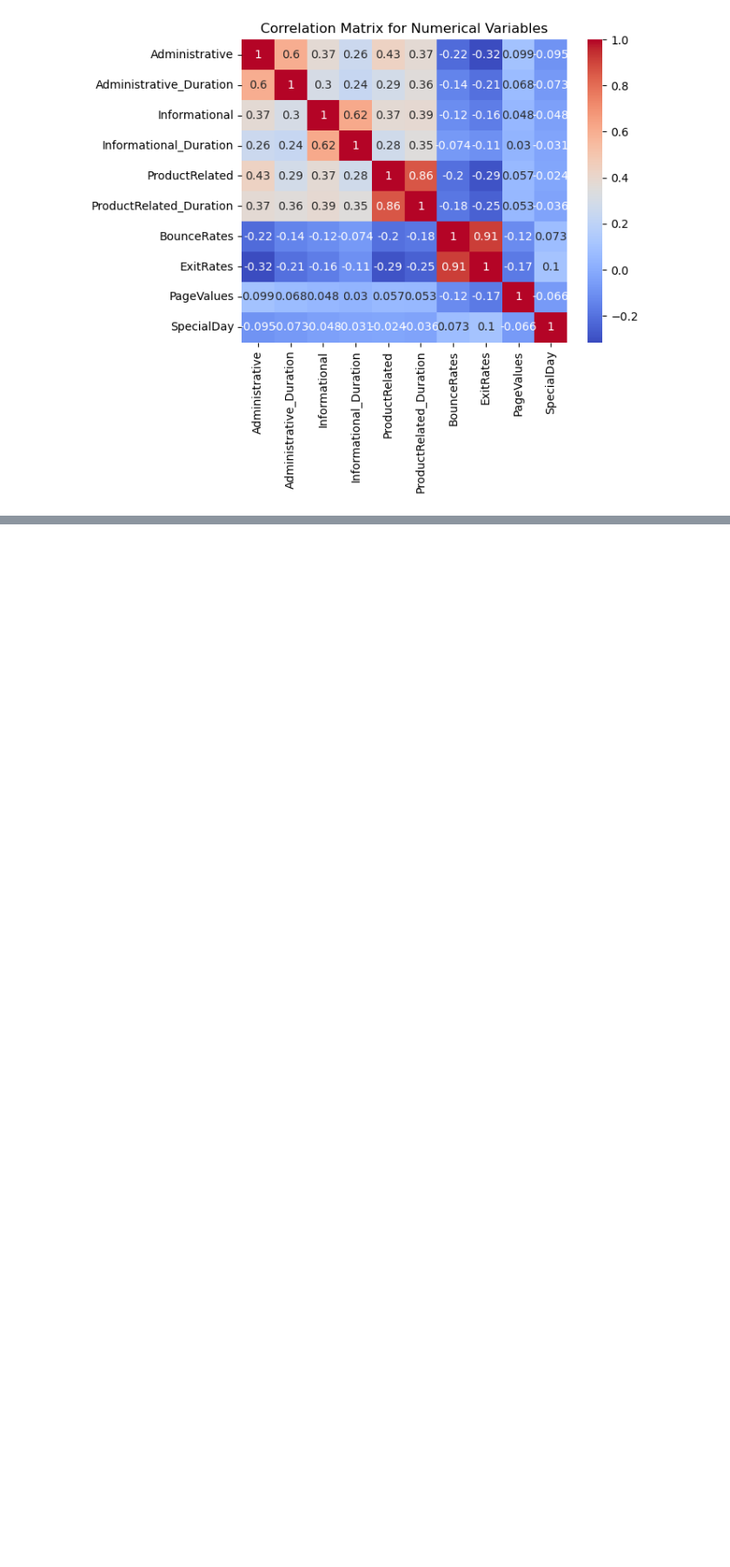
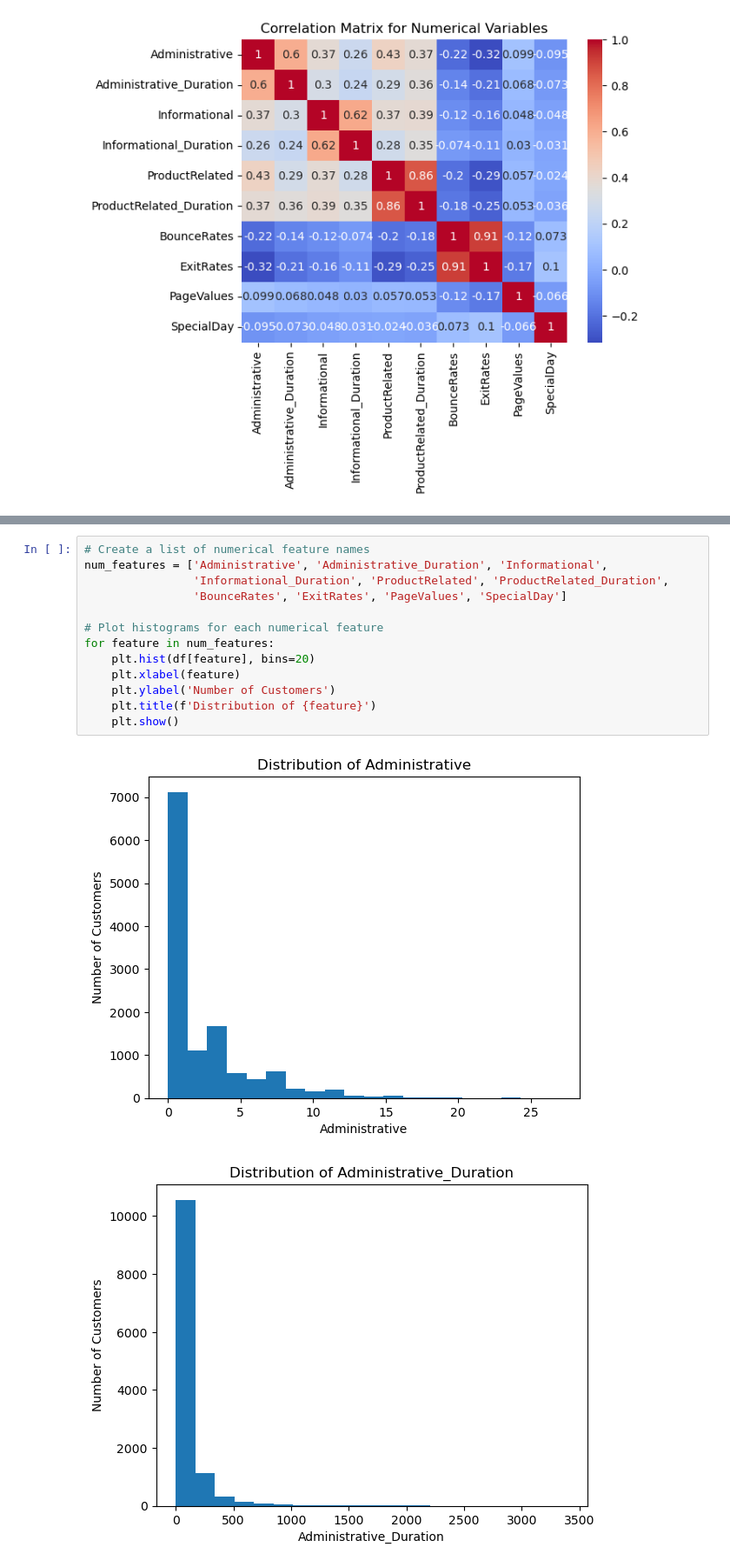
Before and after one commit to murissaab1976/Module7, a Jupyter notebook: MurisSaab_FinalProject.ipynb, the cells around one changed output, grey strips where cells are left out. Shown at 87% size. Drawn from its saved outputs; the diff is of its cells as text; blank space fills up the shorter version.

```diff
--- a/MurisSaab_FinalProject.ipynb
+++ b/MurisSaab_FinalProject.ipynb
@@ -296,0 +356,16 @@ From readme.txt "Revenue" is a binary field and dependent variable, indicating T
+# %%
+# Create a list of numerical feature names
+num_features = ['Administrative', 'Administrative_Duration', 'Informational',
+                'Informational_Duration', 'ProductRelated', 'ProductRelated_Duration',
+                'BounceRates', 'ExitRates', 'PageValues', 'SpecialDay']
+
+# Plot histograms for each numerical feature
+for feature in num_features:
+    plt.hist(df[feature], bins=20)
+    plt.xlabel(feature)
+    plt.ylabel('Number of Customers')
+    plt.title(f'Distribution of {feature}')
+    plt.show()
+# %% [output]
+[figure, added]
+[figure, added]
```
Also changed, not shown: parts of 28 cells of this notebook.
